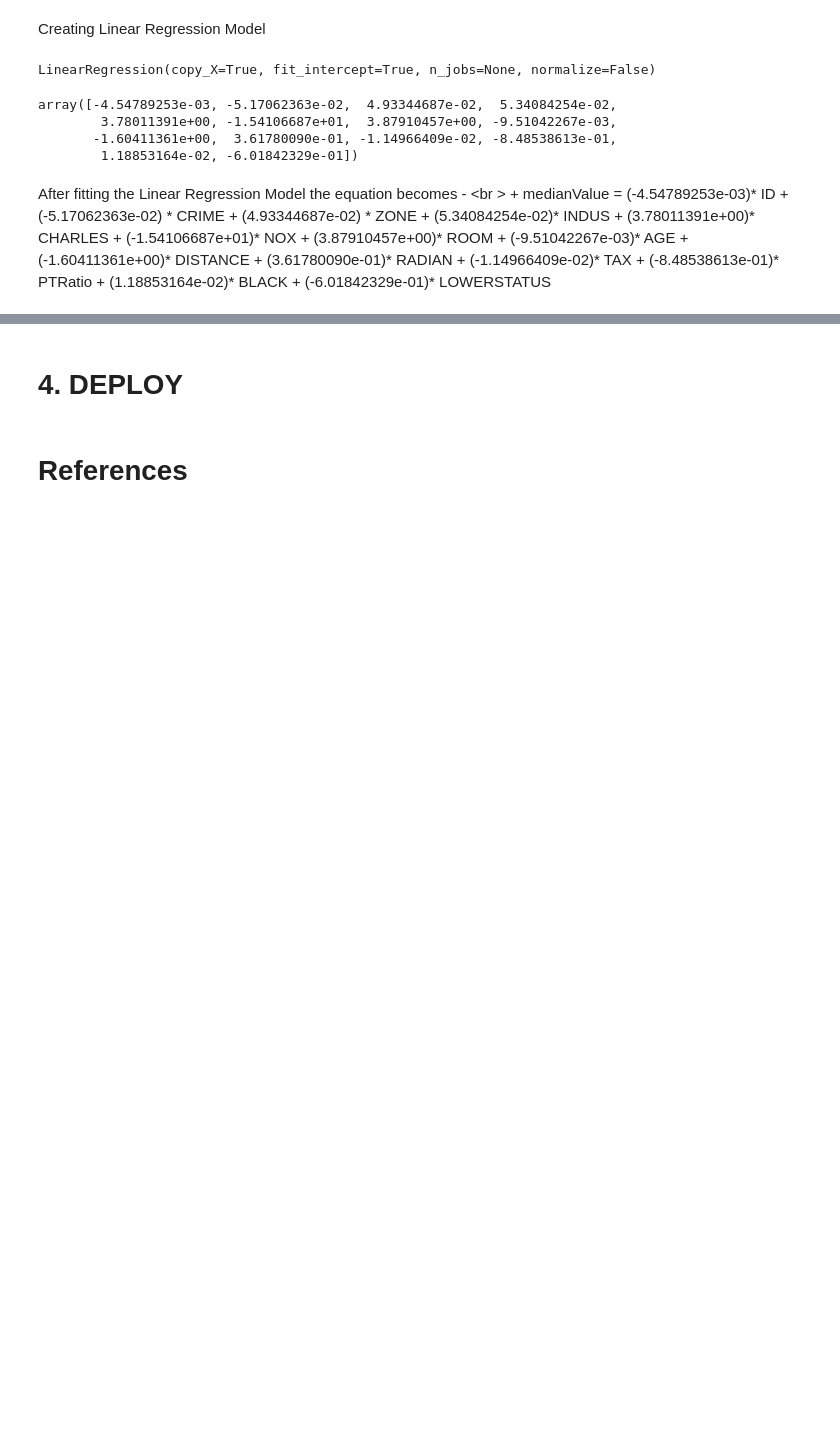
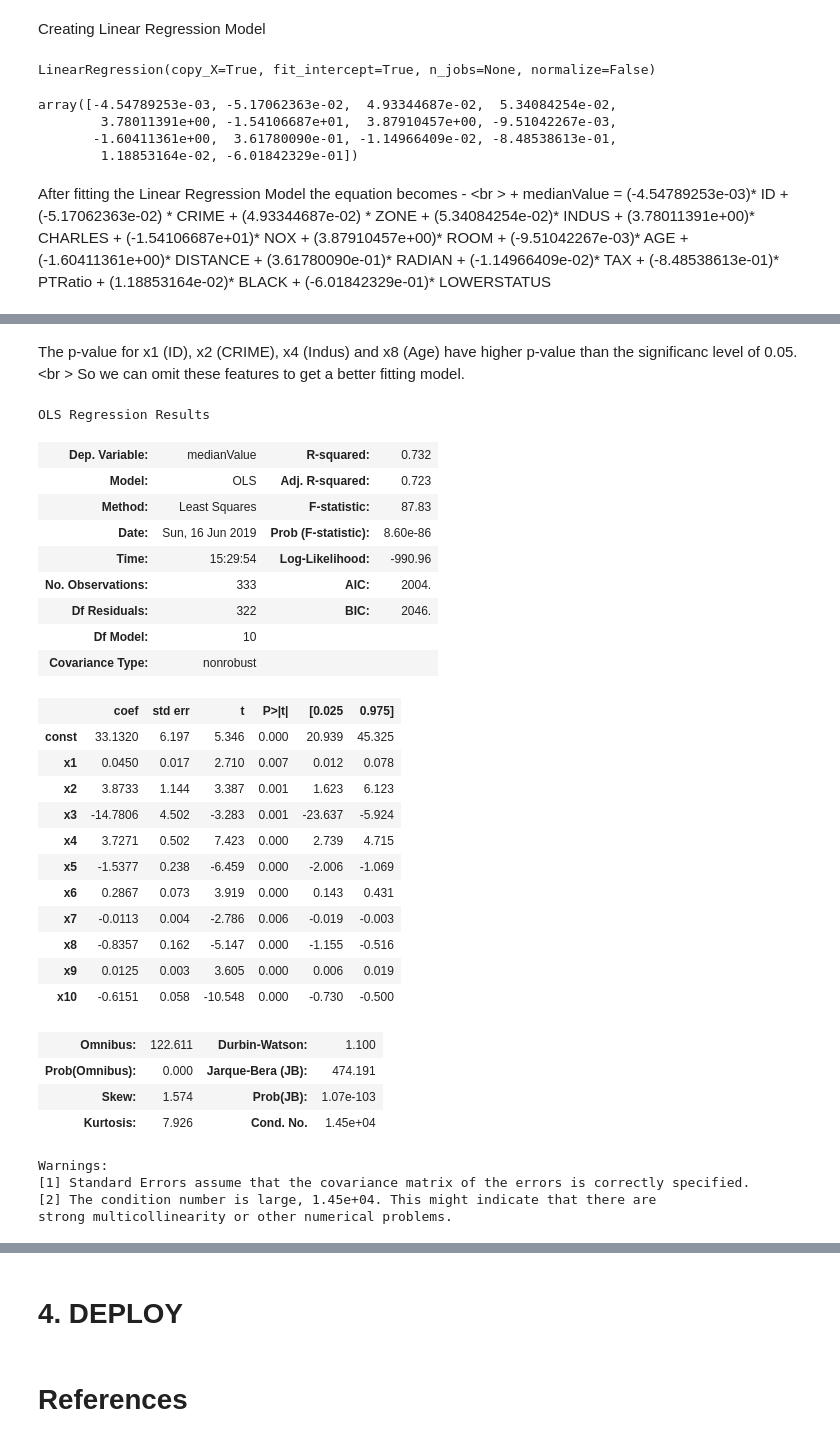
Before and after one commit to varushij/Boston-Housing, a Jupyter notebook: Boston Housing Prices.ipynb, the cells around one changed output, grey strips where cells are left out. Drawn from its saved outputs; the diff is of its cells as text; code cells hidden in the pictures; blank space fills up the shorter version.

```diff
--- a/Boston Housing Prices.ipynb
+++ b/Boston Housing Prices.ipynb
@@ -271,0 +358,38 @@ After fitting the Linear Regression Model the equation becomes -  <br \>
+# %% [markdown]
+The p-value for x1 (ID), x2 (CRIME), x4 (Indus) and x8 (Age) have higher p-value than the significanc level of 0.05. <br \>
+So we can omit these features to get a better fitting model.
+# %%
+opt_features = opt_features[:,[0,3,5,6,7,9,10,11,12,13,14]]
+lr_OLS = sm.OLS(endog = target, exog = opt_features).fit()
+lr_OLS.summary()
+# %% [output]
+OLS Regression Results
+| Dep. Variable: | medianValue | R-squared: | 0.732 |
+| Model: | OLS | Adj. R-squared: | 0.723 |
+| Method: | Least Squares | F-statistic: | 87.83 |
+| Date: | Sun, 16 Jun 2019 | Prob (F-statistic): | 8.60e-86 |
+| Time: | 15:29:54 | Log-Likelihood: | -990.96 |
+| No. Observations: | 333 | AIC: | 2004. |
+| Df Residuals: | 322 | BIC: | 2046. |
+| Df Model: | 10 |  |  |
+| Covariance Type: | nonrobust |  |  |
+|  | coef | std err | t | P>|t| | [0.025 | 0.975] |
+| const | 33.1320 | 6.197 | 5.346 | 0.000 | 20.939 | 45.325 |
+| x1 | 0.0450 | 0.017 | 2.710 | 0.007 | 0.012 | 0.078 |
+| x2 | 3.8733 | 1.144 | 3.387 | 0.001 | 1.623 | 6.123 |
+| x3 | -14.7806 | 4.502 | -3.283 | 0.001 | -23.637 | -5.924 |
+| x4 | 3.7271 | 0.502 | 7.423 | 0.000 | 2.739 | 4.715 |
+| x5 | -1.5377 | 0.238 | -6.459 | 0.000 | -2.006 | -1.069 |
+| x6 | 0.2867 | 0.073 | 3.919 | 0.000 | 0.143 | 0.431 |
+| x7 | -0.0113 | 0.004 | -2.786 | 0.006 | -0.019 | -0.003 |
+| x8 | -0.8357 | 0.162 | -5.147 | 0.000 | -1.155 | -0.516 |
+| x9 | 0.0125 | 0.003 | 3.605 | 0.000 | 0.006 | 0.019 |
+| x10 | -0.6151 | 0.058 | -10.548 | 0.000 | -0.730 | -0.500 |
+| Omnibus: | 122.611 | Durbin-Watson: | 1.100 |
+| Prob(Omnibus): | 0.000 | Jarque-Bera (JB): | 474.191 |
+| Skew: | 1.574 | Prob(JB): | 1.07e-103 |
+| Kurtosis: | 7.926 | Cond. No. | 1.45e+04 |
+Warnings:
+[1] Standard Errors assume that the covariance matrix of the errors is correctly specified.
+[2] The condition number is large, 1.45e+04. This might indicate that there are
+strong multicollinearity or other numerical problems.
```
Also changed, not shown: parts of 20 cells of this notebook.
